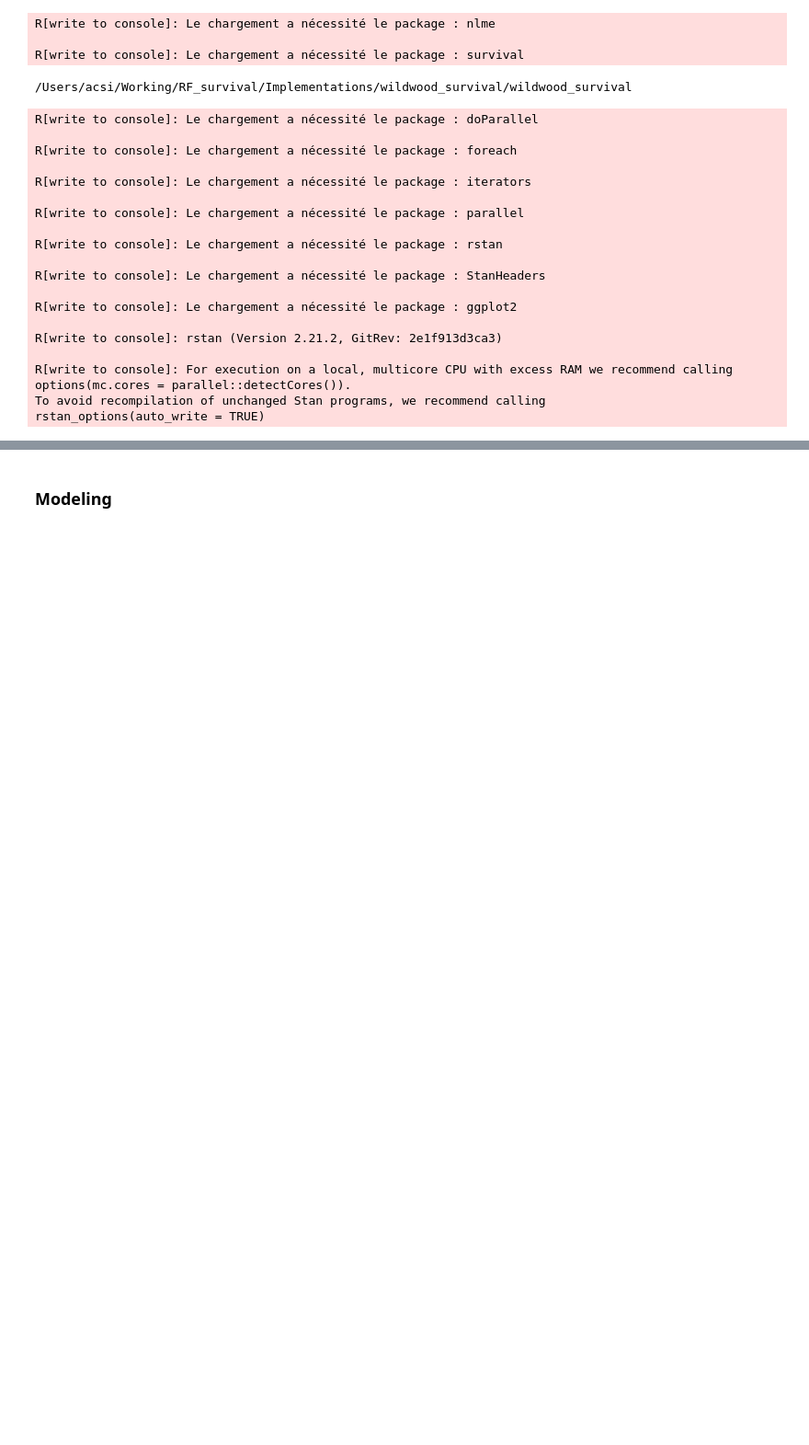
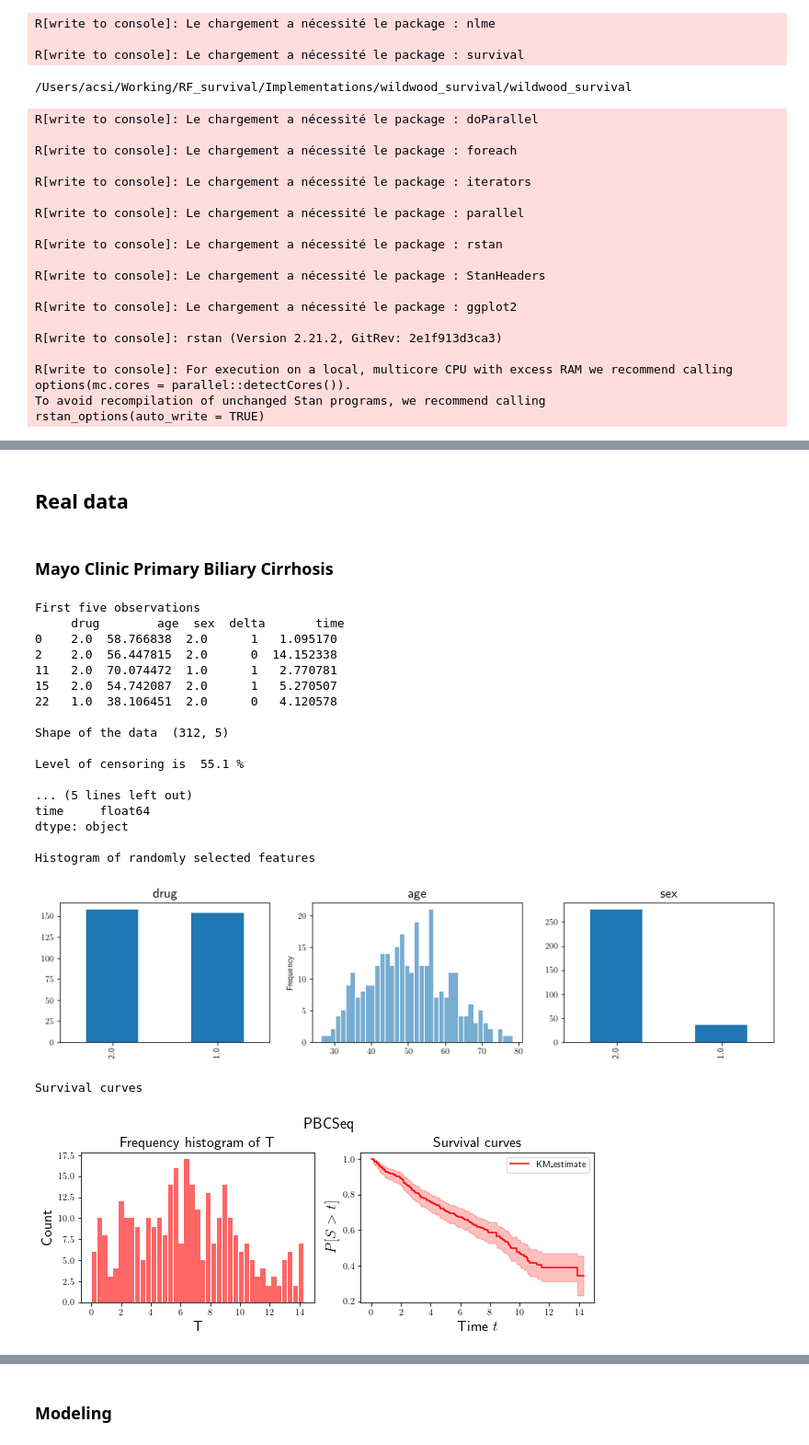
Before and after one commit to Califrais/wildwood-survival, a Jupyter notebook: wildwood_survival/Wildwood survival tutorial.ipynb, the cells around one changed output, grey strips where cells are left out. Shown at 92% size. Cells and saved outputs as stored; diff of their text form; code cells hidden in the pictures; blank space fills up the shorter version.

```diff
--- a/wildwood_survival/Wildwood survival tutorial.ipynb
+++ b/wildwood_survival/Wildwood survival tutorial.ipynb
@@ -32,0 +130,28 @@ rstan_options(auto_write = TRUE)
+# %% [markdown]
+## Real data
+# %% [markdown]
+### Mayo Clinic Primary Biliary Cirrhosis
+# %%
+data_name = 'PBCSeq'
+data_stats(datas, data_name)
+# %% [output]
+First five observations
+     drug        age  sex  delta       time
+0    2.0  58.766838  2.0      1   1.095170
+2    2.0  56.447815  2.0      0  14.152338
+11   2.0  70.074472  1.0      1   2.770781
+15   2.0  54.742087  2.0      1   5.270507
+22   1.0  38.106451  2.0      0   4.120578
+
+Shape of the data  (312, 5)
+
+Level of censoring is  55.1 %
+
+... (5 lines left out)
+time     float64
+dtype: object
+
+Histogram of randomly selected features
+[figure, added]
+Survival curves
+[figure, added]
```
Also changed, not shown: parts of 16 cells of this notebook.
